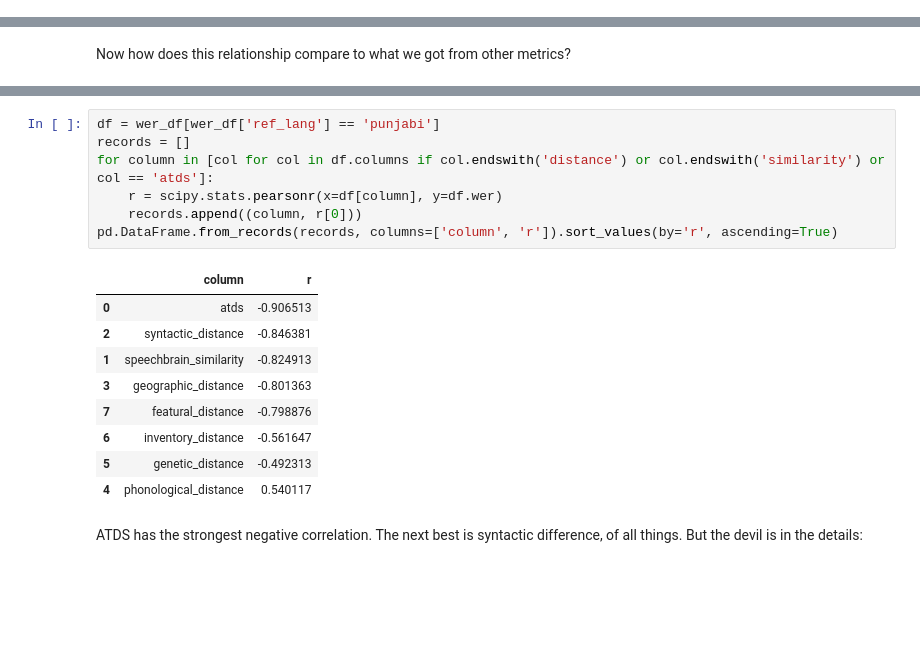
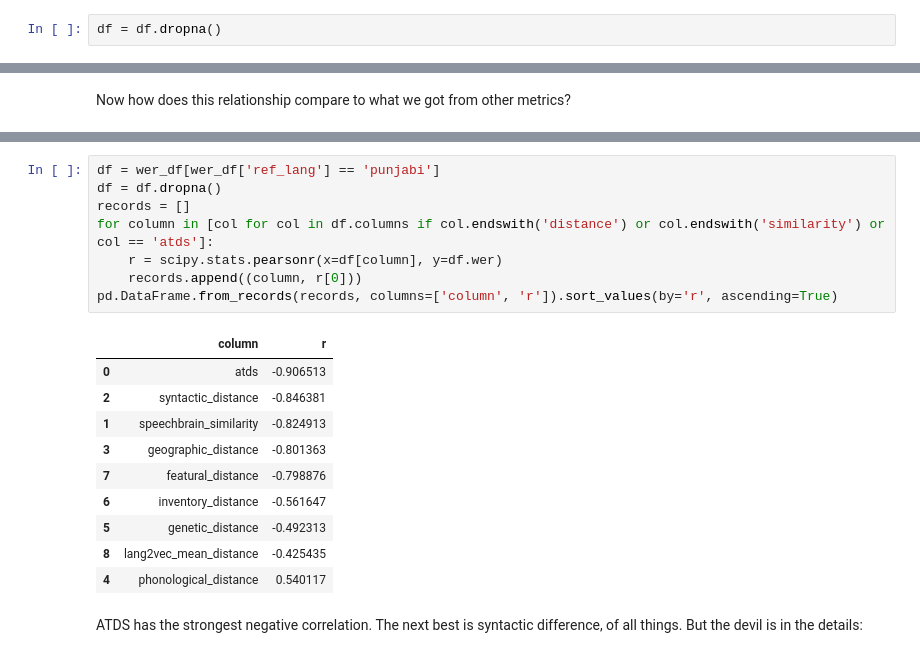
Before and after one commit to oadams/lang_dist_analysis, a Jupyter notebook: analysis2.ipynb, the cells around one changed output, grey strips where cells are left out. Saved outputs shown, nothing was run; the diff lists cells and outputs as text; blank space fills up the shorter version.

```diff
--- a/analysis2.ipynb
+++ b/analysis2.ipynb
@@ -30,6 +33,8 @@ sim_df = similarity.create_sim_df()
 df = sim_df.copy()
 df['lang_pair'] = df.apply(lambda x: sorted([x.ref_lang, x.comp_lang]), axis=1)
 df = df.drop_duplicates(subset=['lang_pair'])
+# %%
+df = df.dropna()
 # %%
 # First we will sort the data by its correlation
 records = []
@@ -107,19 +152,21 @@ Now how does this relationship compare to what we got from other metrics?
 # %%
 df = wer_df[wer_df['ref_lang'] == 'punjabi']
+df = df.dropna()
 records = []
 for column in [col for col in df.columns if col.endswith('distance') or col.endswith('similarity') or col == 'atds']:
     r = scipy.stats.pearsonr(x=df[column], y=df.wer)
     records.append((column, r[0]))
 pd.DataFrame.from_records(records, columns=['column', 'r']).sort_values(by='r', ascending=True)
 # %% [output]
 |  | column | r |
 | 0 | atds | -0.906513 |
 | 2 | syntactic_distance | -0.846381 |
 | 1 | speechbrain_similarity | -0.824913 |
 | 3 | geographic_distance | -0.801363 |
 | 7 | featural_distance | -0.798876 |
 | 6 | inventory_distance | -0.561647 |
 | 5 | genetic_distance | -0.492313 |
+| 8 | lang2vec_mean_distance | -0.425435 |
 | 4 | phonological_distance | 0.540117 |
 # %% [markdown]
 ATDS has the strongest negative correlation. The next best is syntactic difference, of all things. But the devil is in the details:
```
Also changed, not shown: parts of 24 cells of this notebook, 1 other file.
